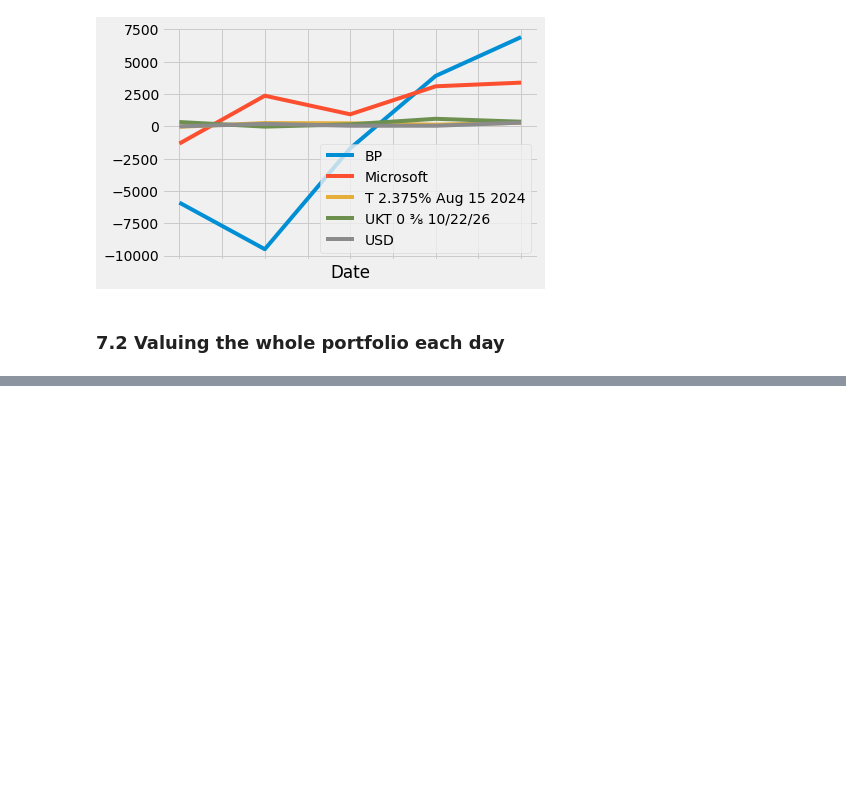
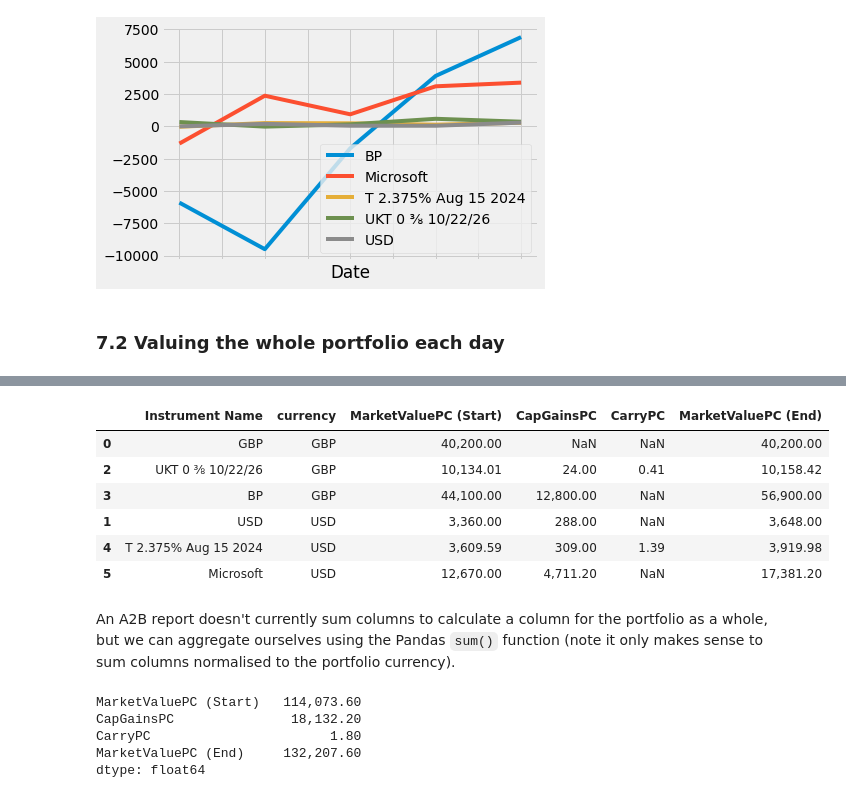
Before and after one commit to finbourne/sample-notebooks, a Jupyter notebook: university/module4/module4-1.ipynb, the cells around one changed output, grey strips where cells are left out. Saved outputs shown, nothing was run; the diff lists cells and outputs as text; code cells hidden in the pictures; blank space fills up the shorter version.

Commit message:
CTECH-1501: Adding A2B report to uni module 4.1

```diff
--- a/university/module4/module4-1.ipynb
+++ b/university/module4/module4-1.ipynb
@@ -684,0 +701,57 @@ for label, grp in val_whole_portfolio_df.groupby("Cost in GBP"):
+# %%
+# Generate A2B report using Python function equivalent to the LUSID GetA2BData API
+a2b_report = transaction_portfolios_api.get_a2_b_data(
+    scope = module_scope,
+    code = module_code,
+    from_effective_at = "2022-03-07T00:00:00Z",
+    to_effective_at = "2022-03-11T23:59:59Z",
+    recipe_id_scope = module_scope,
+    recipe_id_code = f"{module_code}Recipe",
+    property_keys=["Instrument/default/Name"]
+)
+
+# Transform to Pandas dataframe for better UX
+a2b_report_df = lusid_response_to_data_frame(a2b_report)
+
+# Retain only columns reporting portfolio currency totals
+a2b_report_filtered_df = a2b_report_df.filter(items=[
+    "properties.Instrument/default/Name.value.label_value",
+    "currency",
+    "start.portfolio_currency.total",
+    "flows.portfolio_currency.total",
+    "gains.portfolio_currency.total","carry.portfolio_currency.total",
+    "end.portfolio_currency.total"
+]
+)
+
+# Rename columns
+a2b_report_filtered_df.rename(columns = {
+    "properties.Instrument/default/Name.value.label_value": "Instrument Name",
+    "start.portfolio_currency.total": "MarketValuePC (Start)",
+    "flows.portfolio_currency.total": "FlowsPC",
+    "gains.portfolio_currency.total": "CapGainsPC",
+    "carry.portfolio_currency.total": "CarryPC",
+    "end.portfolio_currency.total": "MarketValuePC (End)",
+}, inplace = True,
+)
+
+# Show A2B report
+display(a2b_report_filtered_df.sort_values(by=['currency']))
+# %% [output]
+|  | Instrument Name | currency | MarketValuePC (Start) | CapGainsPC | CarryPC | MarketValuePC (End) |
+| 0 | GBP | GBP | 40,200.00 | NaN | NaN | 40,200.00 |
+| 2 | UKT 0 ⅜ 10/22/26 | GBP | 10,134.01 | 24.00 | 0.41 | 10,158.42 |
+| 3 | BP | GBP | 44,100.00 | 12,800.00 | NaN | 56,900.00 |
+| 1 | USD | USD | 3,360.00 | 288.00 | NaN | 3,648.00 |
+| 4 | T 2.375% Aug 15 2024 | USD | 3,609.59 | 309.00 | 1.39 | 3,919.98 |
+| 5 | Microsoft | USD | 12,670.00 | 4,711.20 | NaN | 17,381.20 |
+# %% [markdown]
+An A2B report doesn't currently sum columns to calculate a column for the portfolio as a whole, but we can aggregate ourselves using the Pandas `sum()` function (note it only makes sense to sum columns normalised to the portfolio currency).
+# %%
+display(a2b_report_filtered_df.sum(numeric_only = True))
+# %% [output]
+MarketValuePC (Start)   114,073.60
+CapGainsPC               18,132.20
+CarryPC                       1.80
+MarketValuePC (End)     132,207.60
+dtype: float64
```
Also changed, not shown: parts of 6 cells of this notebook.
